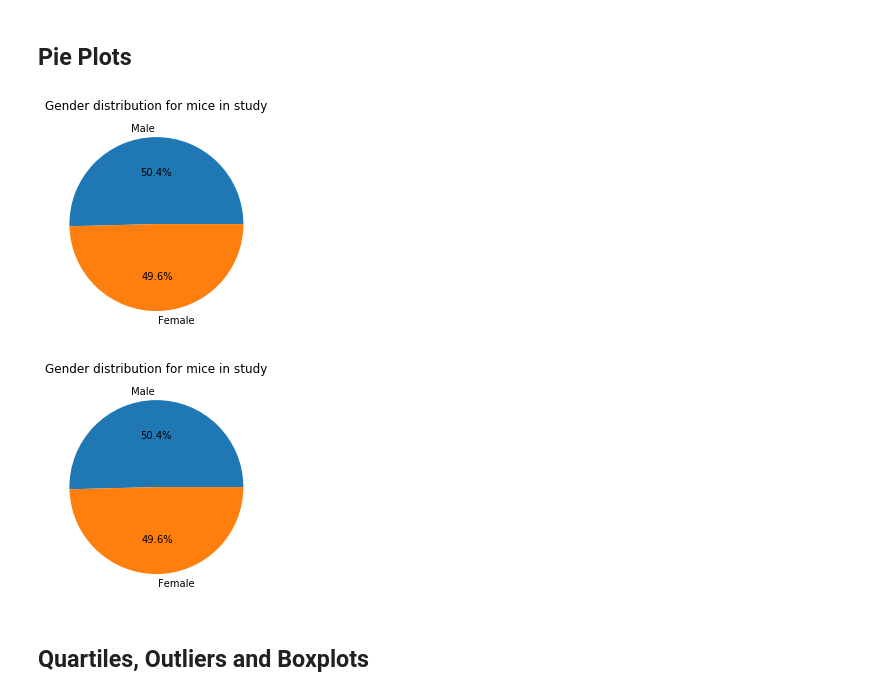
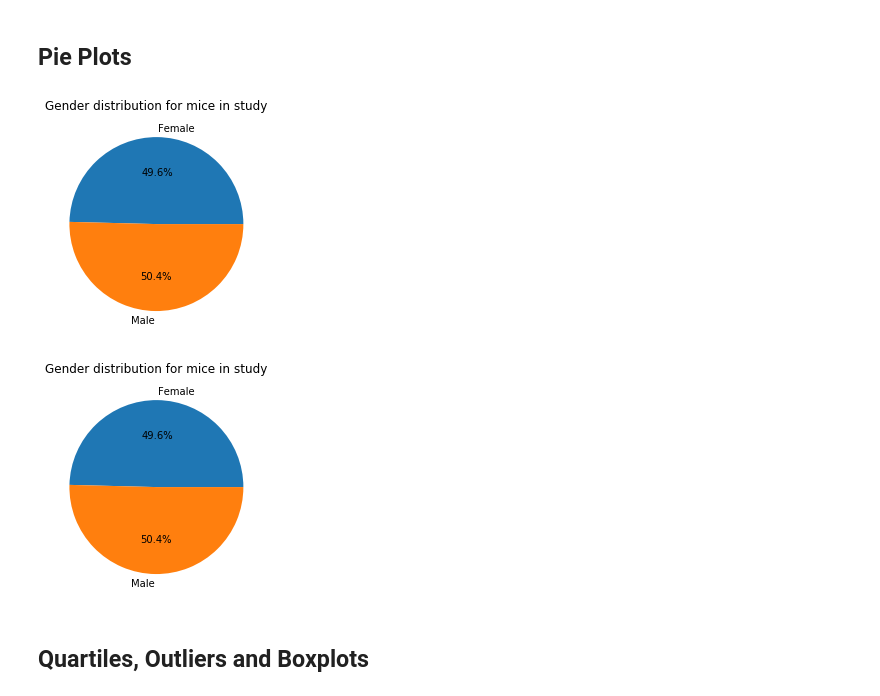
Before and after one commit to Terrence-Cummings/matplotlib-challenge, a Jupyter notebook: Pymaceuticals/pymaceuticals_TC_v1.ipynb, the cells around one changed output. Drawn from its saved outputs; the diff is of its cells as text; code cells hidden in the pictures.

```diff
--- a/Pymaceuticals/pymaceuticals_TC_v1.ipynb
+++ b/Pymaceuticals/pymaceuticals_TC_v1.ipynb
@@ -199,29 +205,29 @@ by_DR_by_tp_df #=by_DR_by_tp_df.groupby('Drug Regimen')
 # %%
 #### DONE - Generate a pie plot showing the distribution of female versus male mice using pandas
 
-#Group mice by Mouse ID
-MouseID_grouped = no_dups_mouse_study_df.groupby(['Mouse ID'])
+#Get mice from original mouse database, discard the duplicate mice
+mouse_gender_df = mouse_metadata.loc[~mouse_metadata['Mouse ID'].isin(dup_IDs.index)]
 
-#Grab the first occurence of each grouping to get a clean table of unique mouse ID's and their sex
-MouseID_sex = pd.DataFrame(MouseID_grouped['Sex'].first())
+#Group by gender and get count
+mouse_gender_df_grp = mouse_gender_df.groupby('Sex')
+gender_count = mouse_gender_df_grp['Mouse ID'].count()
 
-#Create table of mouse gender and count
-gender = pd.DataFrame(MouseID_sex['Sex'].value_counts())
-
-gender.plot(kind='pie', y='Sex', legend='', autopct='%1.1f%%', title='Gender distribution for mice in study')
+# #Plot pie chart using Pandas .plot functionality
+gender_count.plot(kind='pie', y='Sex', legend='', autopct='%1.1f%%', title='Gender distribution for mice in study')
 plt.ylabel('')
 plt.show()
 # %% [output]
-[figure, old version]
+[figure, new version]
 # %%
 #### DONE - Generate a pie plot showing the distribution of female versus male mice using pyplot
 
 #Pie plot of gender using pyplot
-plt.pie(gender['Sex'], labels=gender.index, autopct='%1.1f%%')
+plt.pie(gender_count, labels=gender_count.index, autopct='%1.1f%%')
+plt.ylabel=(["Female", "Male"])
 plt.title('Gender distribution for mice in study')
 plt.show()
 # %% [output]
-[figure, old version]
+[figure, new version]
 # %% [markdown]
 ## Quartiles, Outliers and Boxplots
 # %%
```
Also changed, not shown: parts of 5 cells of this notebook.
